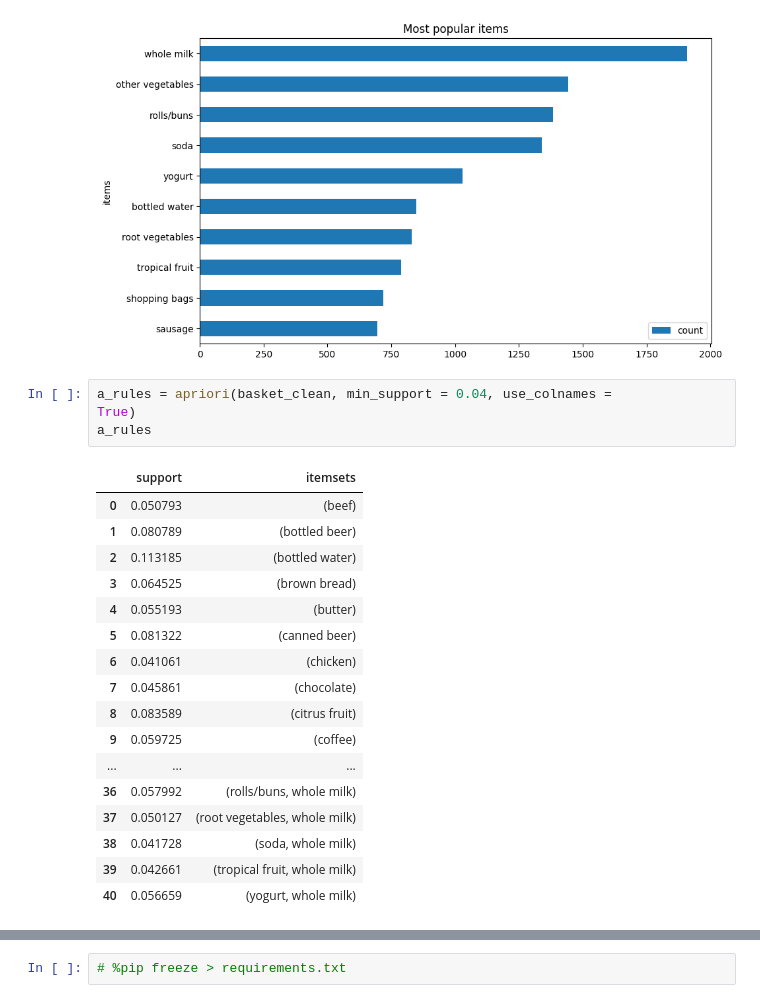
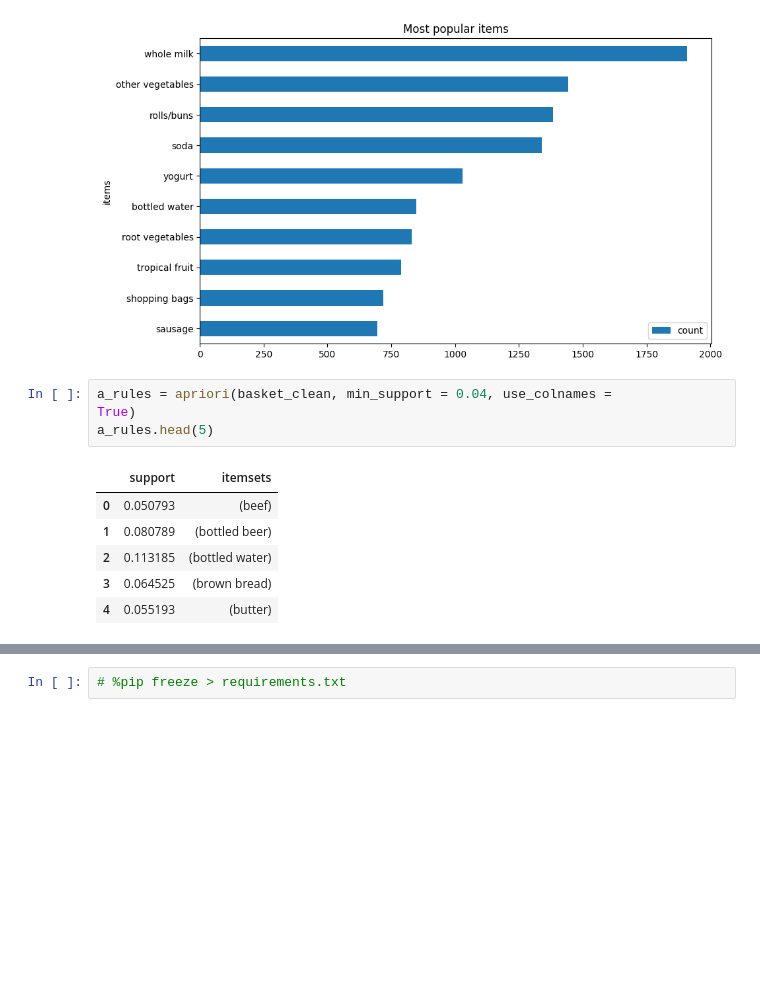
Before and after one commit to Rashay01/Machine-Learning-Notes, a Jupyter notebook: Day3 - Deep Learning .ipynb, the cells around one changed output, grey strips where cells are left out. Saved outputs shown, nothing was run; the diff lists cells and outputs as text; blank space fills up the shorter version.

```diff
--- a/Day3 - Deep Learning .ipynb
+++ b/Day3 - Deep Learning .ipynb
@@ -594,24 +583,13 @@ plt.gca().invert_yaxis()
 # %%
 a_rules = apriori(basket_clean, min_support = 0.04, use_colnames =
 True)
-a_rules
+a_rules.head(5)
 # %% [output]
 |  | support | itemsets |
 | 0 | 0.050793 | (beef) |
 | 1 | 0.080789 | (bottled beer) |
 | 2 | 0.113185 | (bottled water) |
 | 3 | 0.064525 | (brown bread) |
 | 4 | 0.055193 | (butter) |
-| 5 | 0.081322 | (canned beer) |
-| 6 | 0.041061 | (chicken) |
-| 7 | 0.045861 | (chocolate) |
-| 8 | 0.083589 | (citrus fruit) |
-| 9 | 0.059725 | (coffee) |
-| ... | ... | ... |
-| 36 | 0.057992 | (rolls/buns, whole milk) |
-| 37 | 0.050127 | (root vegetables, whole milk) |
-| 38 | 0.041728 | (soda, whole milk) |
-| 39 | 0.042661 | (tropical fruit, whole milk) |
-| 40 | 0.056659 | (yogurt, whole milk) |
 # %%
 rules = association_rules(a_rules, metric = 'lift', min_threshold =1)
```
Also changed, not shown: parts of 8 cells of this notebook, 1 other file.
